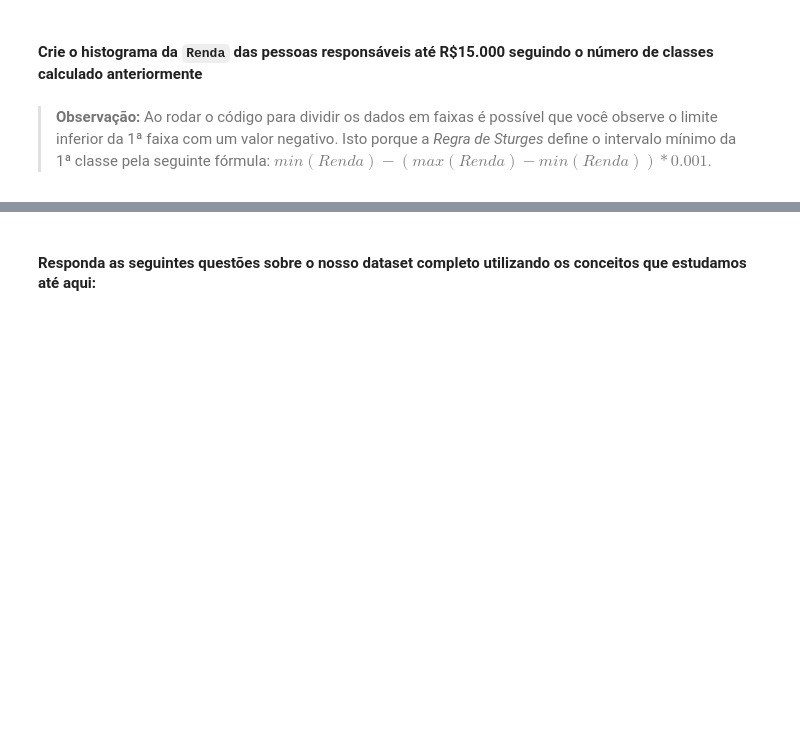
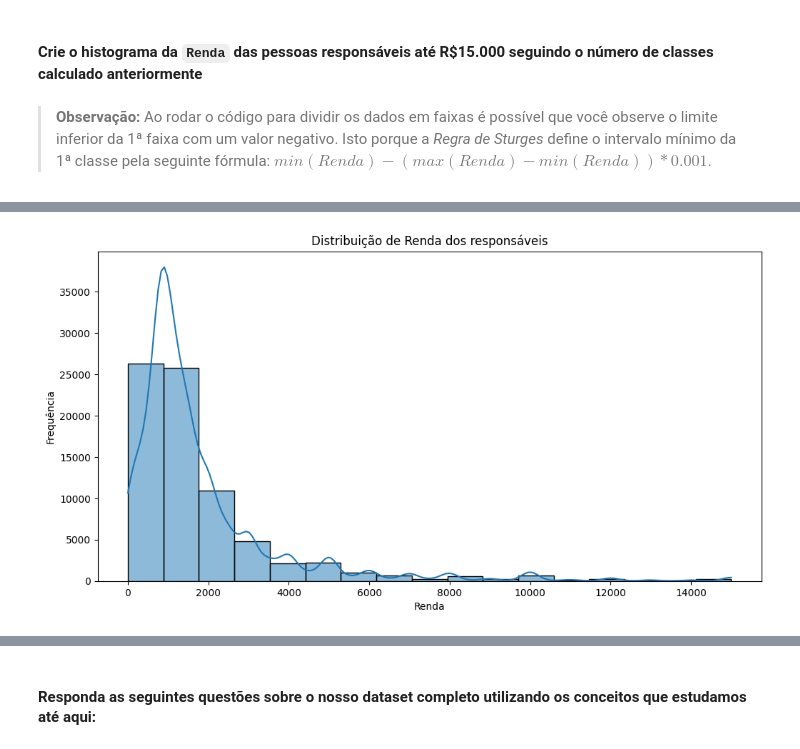
Before and after one commit to mauricioaalmeida/ONE-ETL, a Jupyter notebook: Desafios_Estatistica_01.ipynb, the cells around one changed output, grey strips where cells are left out. Drawn from its saved outputs; the diff is of its cells as text; code cells hidden in the pictures; blank space fills up the shorter version.

```diff
--- a/Desafios_Estatistica_01.ipynb
+++ b/Desafios_Estatistica_01.ipynb
@@ -607,0 +610,4 @@ $n$ = número de observações.
+# %%
+k = 1 + (10/3) * math.log10(len(dados))
+k = round(k)
+k
@@ -615,0 +620,4 @@ Escreva suas conclusões aqui...
+# %%
+faixas = dados.copy()
+faixas = faixas.query('Renda <= 15000')
+faixas.describe()
@@ -615,0 +634,3 @@ Escreva suas conclusões aqui...
+# %%
+faixas['faixa_salarial'] = pd.cut(faixas['Renda'], bins=k, include_lowest=True)
+faixas
@@ -615,0 +674,9 @@ Escreva suas conclusões aqui...
+# %%
+plt.figure(figsize=(12, 6))
+sns.histplot(data=faixas, x='Renda', kde=True, bins = k)
+plt.title('Distribuição de Renda dos responsáveis')
+plt.xlabel('Renda')
+plt.ylabel('Frequência')
+plt.show()
+# %% [output]
+[figure, added]
```
Also changed, not shown: parts of 41 cells of this notebook.
